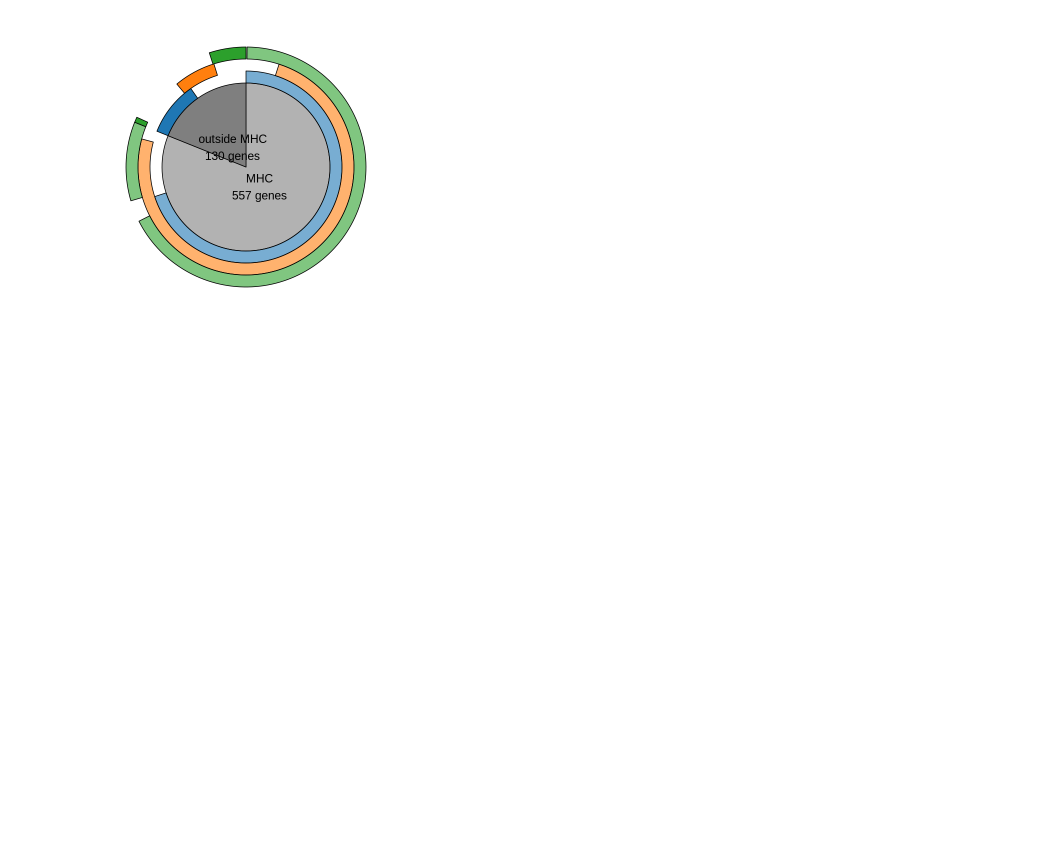
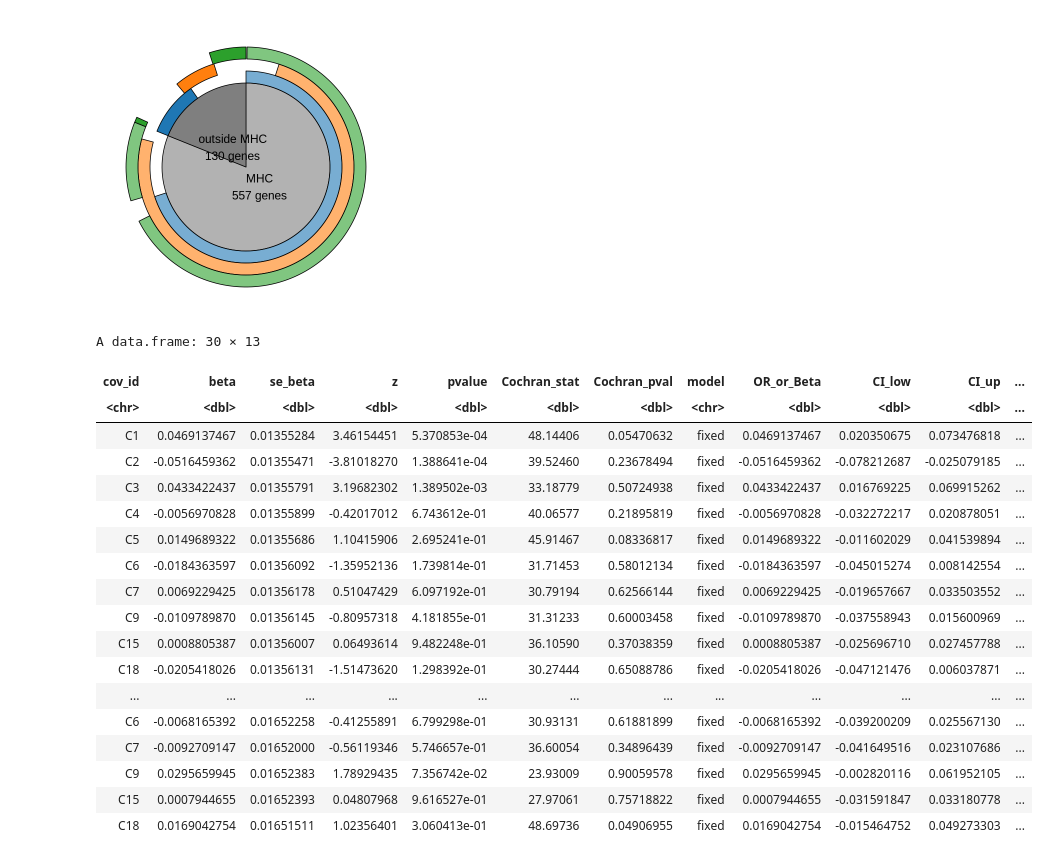
Before and after one commit to zillerlab/CASTom-iGEx, a Jupyter notebook: Figure_CASTom-iGEx_paper/SCZ_part2/Fig4.ipynb, the cells around one changed output. Cells and saved outputs as stored; diff of their text form; code cells hidden in the pictures; blank space fills up the shorter version.

```diff
--- a/Figure_CASTom-iGEx_paper/SCZ_part2/Fig4.ipynb
+++ b/Figure_CASTom-iGEx_paper/SCZ_part2/Fig4.ipynb
@@ -313,0 +316,37 @@ pl
+# %%
+########################################
+### p-value meta analysis covariates ###
+########################################
+
+# in order to perform a meta analysis for PCs, couldn't use kruskal test:
+# 1) PCs rescaled in each cohort (m=0, sd=1)
+# 2) lm to test gr1 vs all not gr1 --> equivalent to t.test
+# 3) meta analysis from fixed effect (same as gene and endophenotype)
+# for cohort:
+
+
+cov_test <- fread(sprintf('%stscore_zscaled_clusterCases_PGmethod_HKmetric_covTest_metaAnalysis.txt', fold), h=T, data.table = F)
+cohort_test <- fread(sprintf('%stscore_zscaled_clusterCases_PGmethod_HKmetric_cohortTest.txt', fold), h=T, data.table = F)
+cov_test
+cov_test$cov_id  <- paste('P',cov_test$cov_id)
+df <- data.frame()
+# %% [output]
+A data.frame: 30 × 13
+| cov_id | beta | se_beta | z | pvalue | Cochran_stat | Cochran_pval | model | OR_or_Beta | CI_low | CI_up | ... |
+| <chr> | <dbl> | <dbl> | <dbl> | <dbl> | <dbl> | <dbl> | <chr> | <dbl> | <dbl> | <dbl> | ... |
+| C1 | 0.0469137467 | 0.01355284 | 3.46154451 | 5.370853e-04 | 48.14406 | 0.05470632 | fixed | 0.0469137467 | 0.020350675 | 0.073476818 | ... |
+| C2 | -0.0516459362 | 0.01355471 | -3.81018270 | 1.388641e-04 | 39.52460 | 0.23678494 | fixed | -0.0516459362 | -0.078212687 | -0.025079185 | ... |
+| C3 | 0.0433422437 | 0.01355791 | 3.19682302 | 1.389502e-03 | 33.18779 | 0.50724938 | fixed | 0.0433422437 | 0.016769225 | 0.069915262 | ... |
+| C4 | -0.0056970828 | 0.01355899 | -0.42017012 | 6.743612e-01 | 40.06577 | 0.21895819 | fixed | -0.0056970828 | -0.032272217 | 0.020878051 | ... |
+| C5 | 0.0149689322 | 0.01355686 | 1.10415906 | 2.695241e-01 | 45.91467 | 0.08336817 | fixed | 0.0149689322 | -0.011602029 | 0.041539894 | ... |
+| C6 | -0.0184363597 | 0.01356092 | -1.35952136 | 1.739814e-01 | 31.71453 | 0.58012134 | fixed | -0.0184363597 | -0.045015274 | 0.008142554 | ... |
+| C7 | 0.0069229425 | 0.01356178 | 0.51047429 | 6.097192e-01 | 30.79194 | 0.62566144 | fixed | 0.0069229425 | -0.019657667 | 0.033503552 | ... |
+| C9 | -0.0109789870 | 0.01356145 | -0.80957318 | 4.181855e-01 | 31.31233 | 0.60003458 | fixed | -0.0109789870 | -0.037558943 | 0.015600969 | ... |
+| C15 | 0.0008805387 | 0.01356007 | 0.06493614 | 9.482248e-01 | 36.10590 | 0.37038359 | fixed | 0.0008805387 | -0.025696710 | 0.027457788 | ... |
+| C18 | -0.0205418026 | 0.01356131 | -1.51473620 | 1.298392e-01 | 30.27444 | 0.65088786 | fixed | -0.0205418026 | -0.047121476 | 0.006037871 | ... |
+| ... | ... | ... | ... | ... | ... | ... | ... | ... | ... | ... | ... |
+| C6 | -0.0068165392 | 0.01652258 | -0.41255891 | 6.799298e-01 | 30.93131 | 0.61881899 | fixed | -0.0068165392 | -0.039200209 | 0.025567130 | ... |
+| C7 | -0.0092709147 | 0.01652000 | -0.56119346 | 5.746657e-01 | 36.60054 | 0.34896439 | fixed | -0.0092709147 | -0.041649516 | 0.023107686 | ... |
+| C9 | 0.0295659945 | 0.01652383 | 1.78929435 | 7.356742e-02 | 23.93009 | 0.90059578 | fixed | 0.0295659945 | -0.002820116 | 0.061952105 | ... |
+| C15 | 0.0007944655 | 0.01652393 | 0.04807968 | 9.616527e-01 | 27.97061 | 0.75718822 | fixed | 0.0007944655 | -0.031591847 | 0.033180778 | ... |
+| C18 | 0.0169042754 | 0.01651511 | 1.02356401 | 3.060413e-01 | 48.69736 | 0.04906955 | fixed | 0.0169042754 | -0.015464752 | 0.049273303 | ... |
```
Also changed, not shown: parts of 1 cell of this notebook, 3 other files.
